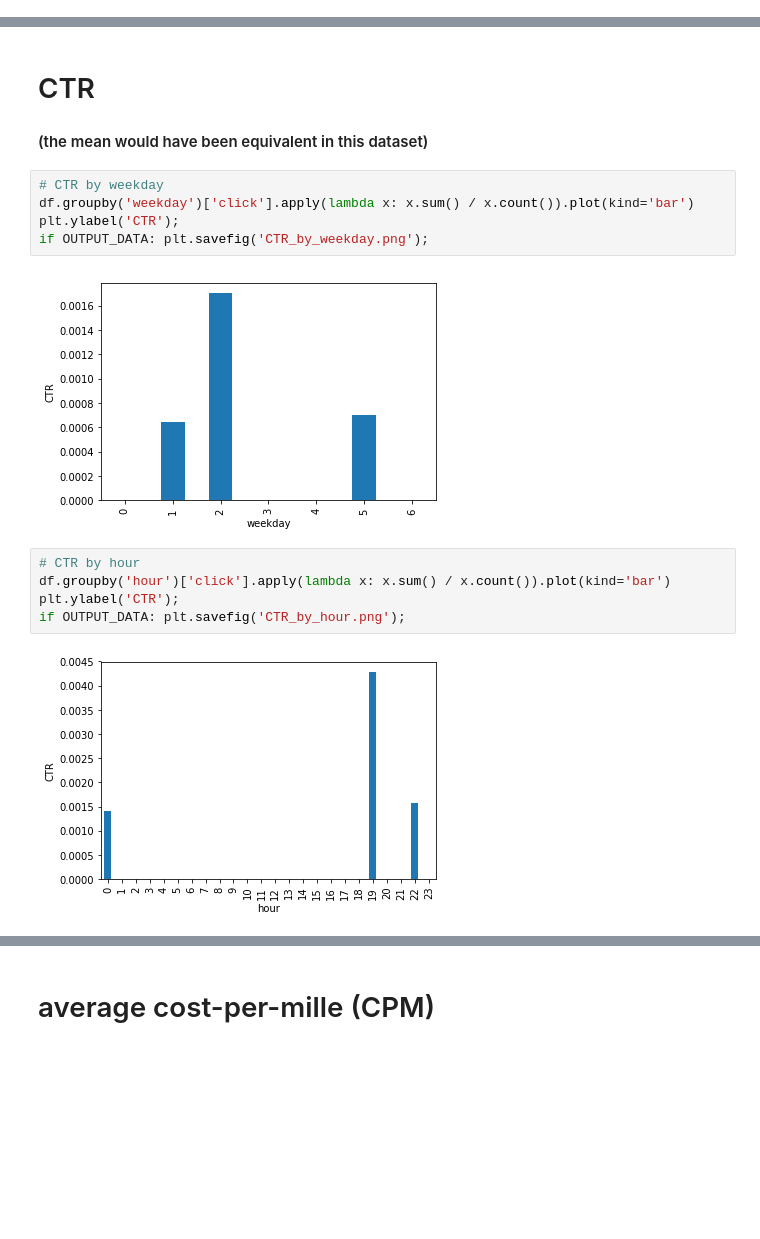
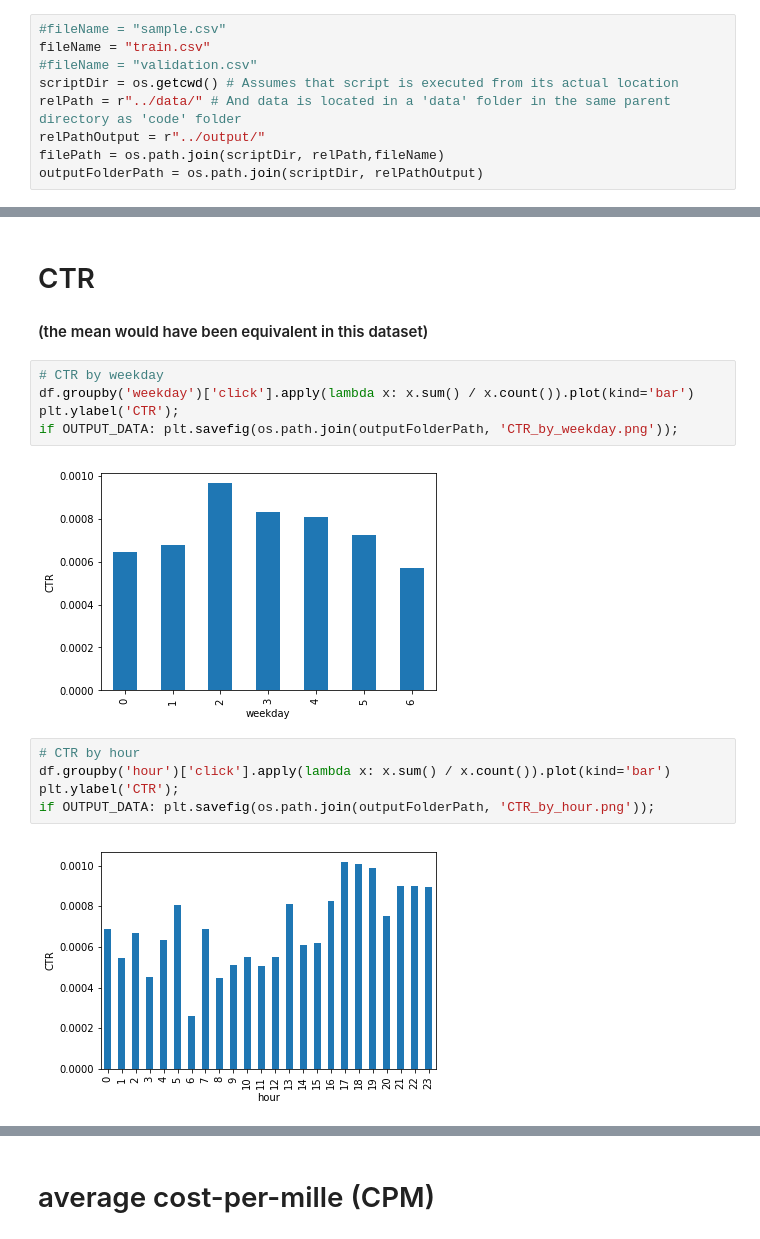
Before and after one commit to envkso/maai_cw1, a Jupyter notebook: code/maai_cw1_pt1_data_exploration.ipynb, the cells around one changed output, grey strips where cells are left out. Cells and saved outputs as stored; diff of their text form; blank space fills up the shorter version.

Commit message:
Changed to use relative path to data files. Added price metric example. Changed output path. Added constant bidding evaluation.

```diff
--- a/code/maai_cw1_pt1_data_exploration.ipynb
+++ b/code/maai_cw1_pt1_data_exploration.ipynb
@@ -12,3 +8,12 @@ filePath = r"D:\Documents\MSc RaC\COMPG0124 Multi-agent Artificial Intelligence\
+# %%
+#fileName = "sample.csv"
+fileName = "train.csv"
+#fileName = "validation.csv"
+scriptDir = os.getcwd() # Assumes that script is executed from its actual location
+relPath = r"../data/" # And data is located in a 'data' folder in the same parent directory as 'code' folder
+relPathOutput = r"../output/"
+filePath = os.path.join(scriptDir, relPath,fileName)
+outputFolderPath = os.path.join(scriptDir, relPathOutput)
 # %%
 # Load data into pandas dataframe
 df = pd.read_csv(filePath, sep=',',header=0, quotechar='"')
@@ -52,16 +57,16 @@ dfDesc #show
 # CTR by weekday
 df.groupby('weekday')['click'].apply(lambda x: x.sum() / x.count()).plot(kind='bar')
 plt.ylabel('CTR');
-if OUTPUT_DATA: plt.savefig('CTR_by_weekday.png');
+if OUTPUT_DATA: plt.savefig(os.path.join(outputFolderPath, 'CTR_by_weekday.png'));
 # %% [output]
-[figure, old version]
+[figure, new version]
 # %%
 # CTR by hour
 df.groupby('hour')['click'].apply(lambda x: x.sum() / x.count()).plot(kind='bar')
 plt.ylabel('CTR');
-if OUTPUT_DATA: plt.savefig('CTR_by_hour.png');
+if OUTPUT_DATA: plt.savefig(os.path.join(outputFolderPath, 'CTR_by_hour.png'));
 # %% [output]
-[figure, old version]
+[figure, new version]
 # %%
 # CTR by OS
 df.groupby('OS')['click'].apply(lambda x: x.sum() / x.count()).plot(kind='bar')
```
Also changed, not shown: parts of 15 cells of this notebook, 1 other file.
